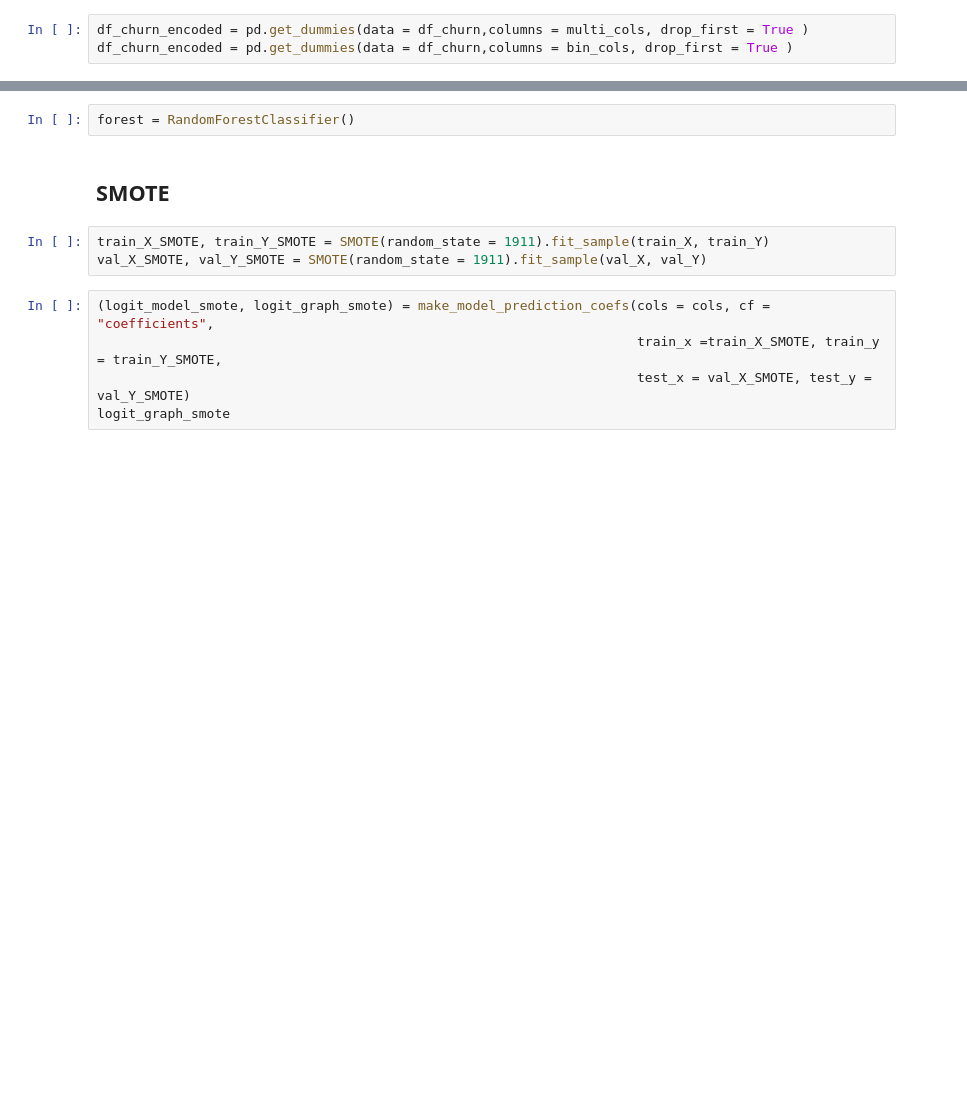
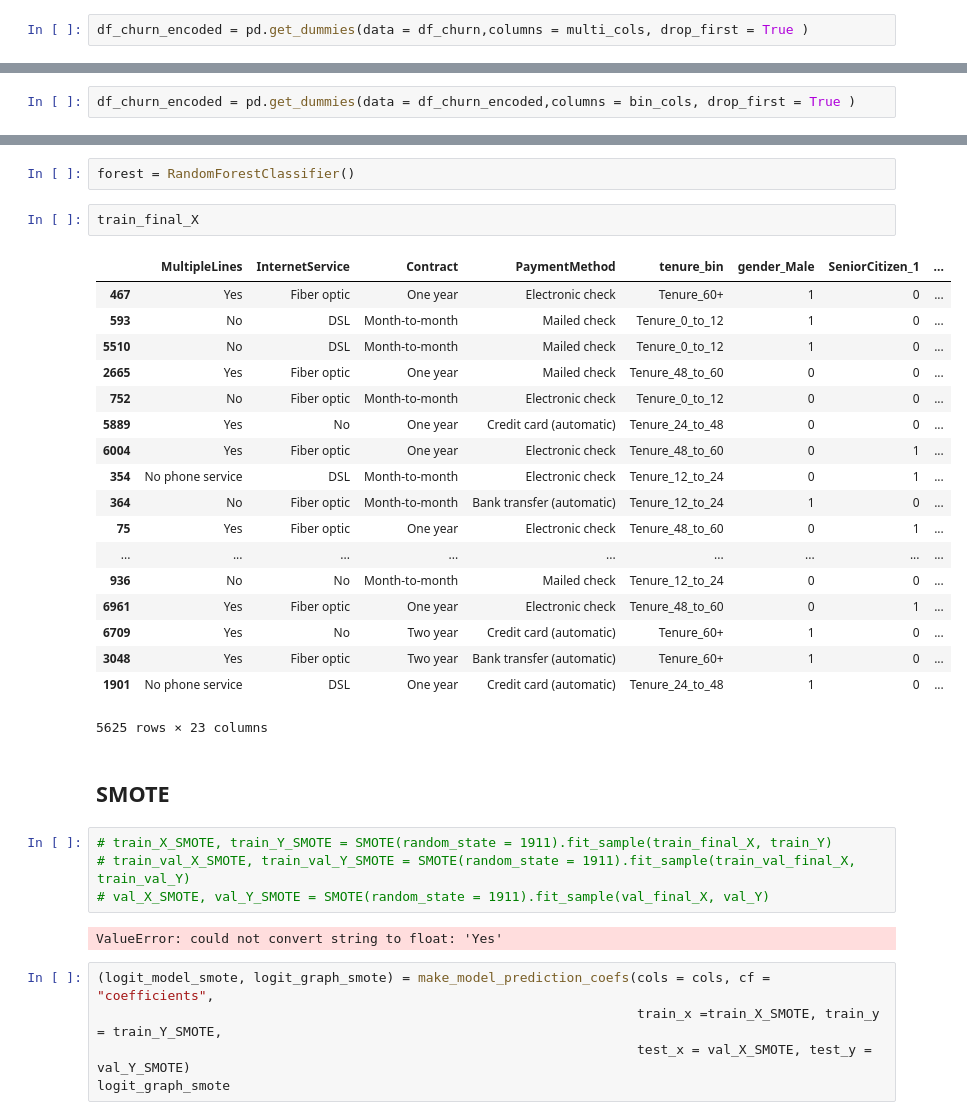
Before and after one commit to robinleoknauth/customer_churn_project, a Jupyter notebook: Customer_Churn_preprocessing_and_DA_and_Models_fix.ipynb, the cells around one changed output, grey strips where cells are left out. Saved outputs shown, nothing was run; the diff lists cells and outputs as text; blank space fills up the shorter version.

```diff
--- a/Customer_Churn_preprocessing_and_DA_and_Models_fix.ipynb
+++ b/Customer_Churn_preprocessing_and_DA_and_Models_fix.ipynb
@@ -156,4 +166,3 @@ import from pickle
 ### One Hot Encoding
 # %%
 df_churn_encoded = pd.get_dummies(data = df_churn,columns = multi_cols, drop_first = True )
-df_churn_encoded = pd.get_dummies(data = df_churn,columns = bin_cols, drop_first = True )
@@ -159,0 +179,2 @@ df_churn_encoded = pd.get_dummies(data = df_churn,columns = bin_cols, drop_first
+# %%
+df_churn_encoded = pd.get_dummies(data = df_churn_encoded,columns = bin_cols, drop_first = True )
@@ -550,11 +591,35 @@ plot_roc(val_Y = val_Y, preds = predictions_knn, probs = probabilities_knn)
 ## Random Forest
 # %%
 forest = RandomForestClassifier()
+# %%
+train_final_X
+# %% [output]
+|  | MultipleLines | InternetService | Contract | PaymentMethod | tenure_bin | gender_Male | SeniorCitizen_1 | ... |
+| 467 | Yes | Fiber optic | One year | Electronic check | Tenure_60+ | 1 | 0 | ... |
+| 593 | No | DSL | Month-to-month | Mailed check | Tenure_0_to_12 | 1 | 0 | ... |
+| 5510 | No | DSL | Month-to-month | Mailed check | Tenure_0_to_12 | 1 | 0 | ... |
+| 2665 | Yes | Fiber optic | One year | Mailed check | Tenure_48_to_60 | 0 | 0 | ... |
+| 752 | No | Fiber optic | Month-to-month | Electronic check | Tenure_0_to_12 | 0 | 0 | ... |
+| 5889 | Yes | No | One year | Credit card (automatic) | Tenure_24_to_48 | 0 | 0 | ... |
+| 6004 | Yes | Fiber optic | One year | Electronic check | Tenure_48_to_60 | 0 | 1 | ... |
+| 354 | No phone service | DSL | Month-to-month | Electronic check | Tenure_12_to_24 | 0 | 1 | ... |
+| 364 | No | Fiber optic | Month-to-month | Bank transfer (automatic) | Tenure_12_to_24 | 1 | 0 | ... |
+| 75 | Yes | Fiber optic | One year | Electronic check | Tenure_48_to_60 | 0 | 1 | ... |
+| ... | ... | ... | ... | ... | ... | ... | ... | ... |
+| 936 | No | No | Month-to-month | Mailed check | Tenure_12_to_24 | 0 | 0 | ... |
+| 6961 | Yes | Fiber optic | One year | Electronic check | Tenure_48_to_60 | 0 | 1 | ... |
+| 6709 | Yes | No | Two year | Credit card (automatic) | Tenure_60+ | 1 | 0 | ... |
+| 3048 | Yes | Fiber optic | Two year | Bank transfer (automatic) | Tenure_60+ | 1 | 0 | ... |
+| 1901 | No phone service | DSL | One year | Credit card (automatic) | Tenure_24_to_48 | 1 | 0 | ... |
+5625 rows × 23 columns
 # %% [markdown]
 ## SMOTE
 # %%
-train_X_SMOTE, train_Y_SMOTE = SMOTE(random_state = 1911).fit_sample(train_X, train_Y)
-val_X_SMOTE, val_Y_SMOTE = SMOTE(random_state = 1911).fit_sample(val_X, val_Y)
+# train_X_SMOTE, train_Y_SMOTE = SMOTE(random_state = 1911).fit_sample(train_final_X, train_Y)
+# train_val_X_SMOTE, train_val_Y_SMOTE = SMOTE(random_state = 1911).fit_sample(train_val_final_X, train_val_Y)
+# val_X_SMOTE, val_Y_SMOTE = SMOTE(random_state = 1911).fit_sample(val_final_X, val_Y)
+# %% [output]
+ValueError: could not convert string to float: 'Yes'
 # %%
 (logit_model_smote, logit_graph_smote) = make_model_prediction_coefs(cols = cols, cf = "coefficients",
                                                                      train_x =train_X_SMOTE, train_y = train_Y_SMOTE,
```
Also changed, not shown: parts of 15 cells of this notebook, 1 other file.
